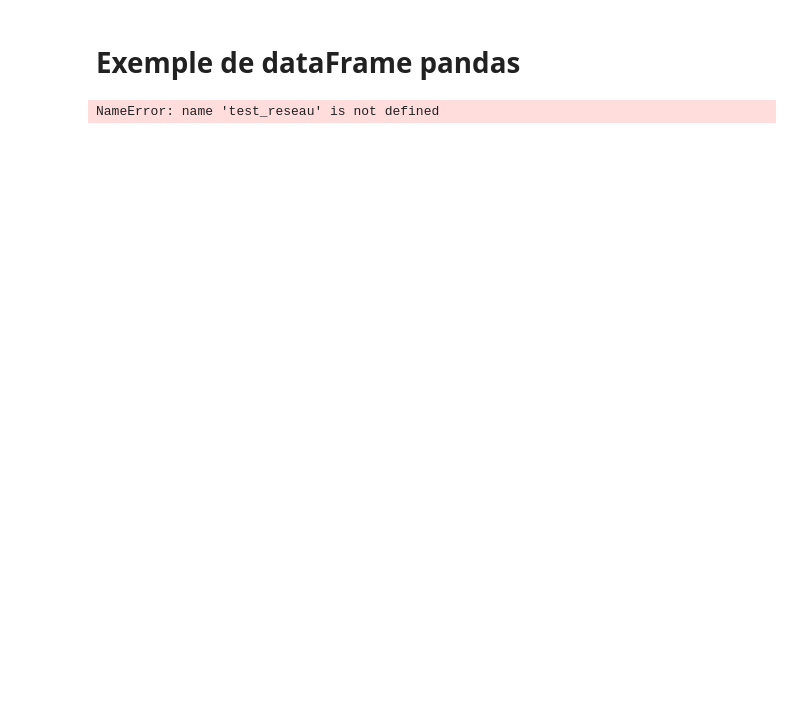
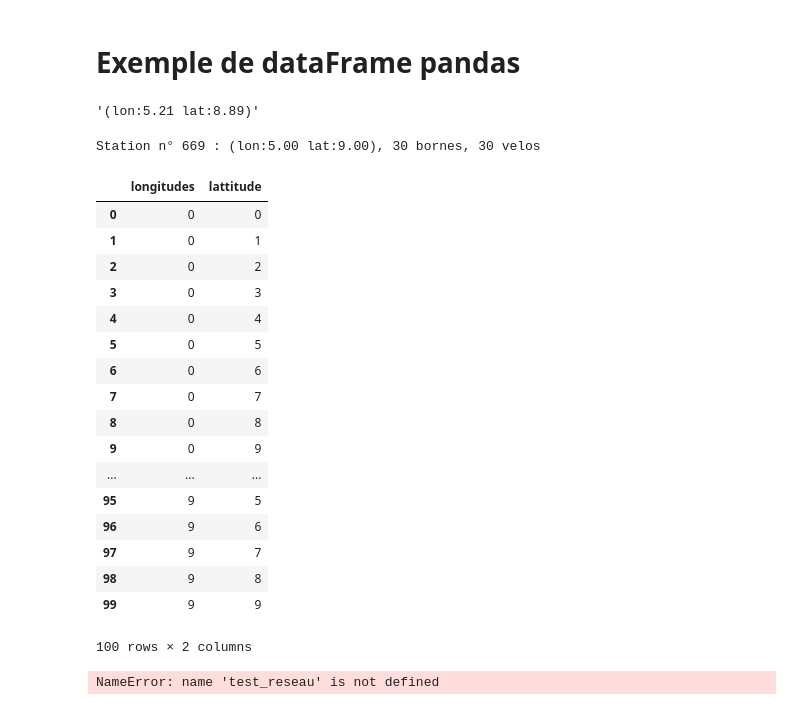
Before and after one commit to romainjouin/formation_python, a Jupyter notebook: 01_velib.ipynb, the cells around one changed output. Drawn from its saved outputs; the diff is of its cells as text; code cells hidden in the pictures; blank space fills up the shorter version.

```diff
--- a/01_velib.ipynb
+++ b/01_velib.ipynb
@@ -734,6 +580,37 @@ if False:
         logger_.log(to_write)
 # %% [markdown]
 # Exemple de dataFrame pandas
+# %%
+c = paris.cyclistes[0]
+# %%
+str(c.position)
+# %% [output]
+'(lon:5.21 lat:8.89)'
+# %%
+print(c.ville.prestataire.get_closest_station(c.position))
+# %% [output]
+Station n° 669 : (lon:5.00 lat:9.00), 30 bornes, 30 velos
+# %%
+c.ville.prestataire.get_topology()
+# %% [output]
+|  | longitudes | lattitude |
+| 0 | 0 | 0 |
+| 1 | 0 | 1 |
+| 2 | 0 | 2 |
+| 3 | 0 | 3 |
+| 4 | 0 | 4 |
+| 5 | 0 | 5 |
+| 6 | 0 | 6 |
+| 7 | 0 | 7 |
+| 8 | 0 | 8 |
+| 9 | 0 | 9 |
+| ... | ... | ... |
+| 95 | 9 | 5 |
+| 96 | 9 | 6 |
+| 97 | 9 | 7 |
+| 98 | 9 | 8 |
+| 99 | 9 | 9 |
+100 rows × 2 columns
 # %%
 logger_.write_to_disk()
 # %%
```
Also changed, not shown: parts of 30 cells of this notebook.
